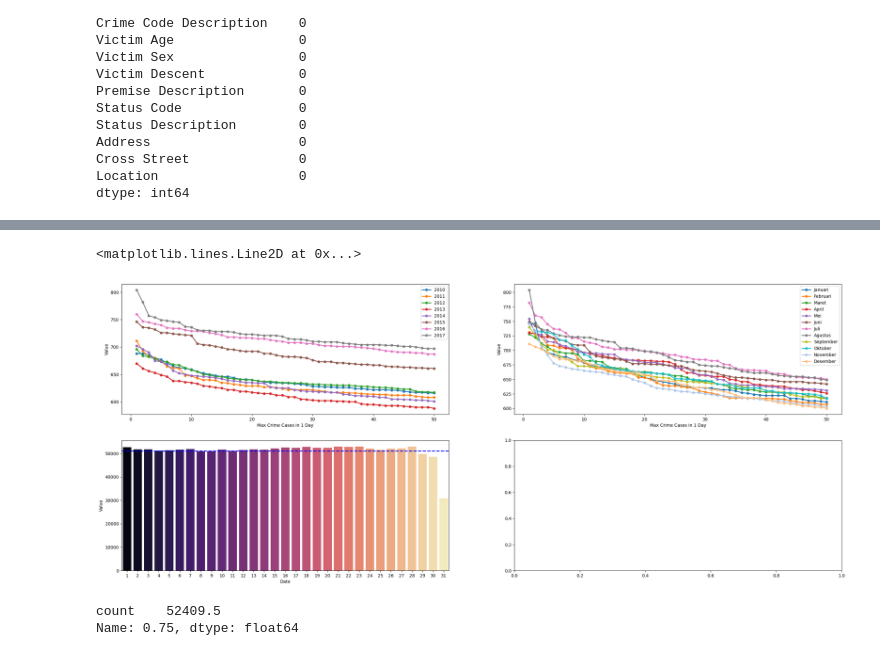
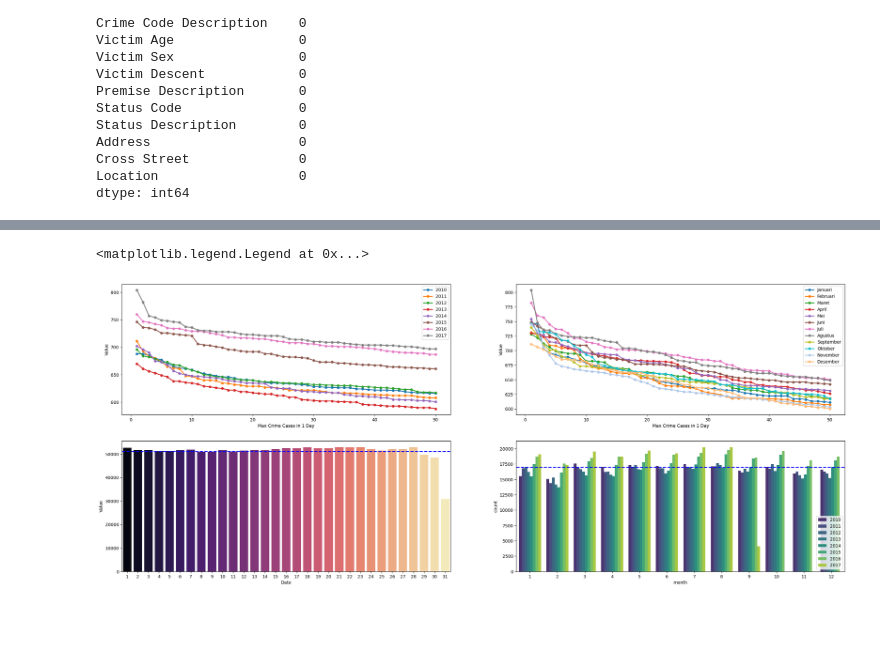
Before and after one commit to TeddyDharma/Crime-in-Los-Angeles, a Jupyter notebook: analytics.ipynb, the cells around one changed output, grey strips where cells are left out. Drawn from its saved outputs; the diff is of its cells as text; code cells hidden in the pictures; blank space fills up the shorter version.

```diff
--- a/analytics.ipynb
+++ b/analytics.ipynb
@@ -165,20 +165,7 @@ bulan_dict = {
     11: 'November',
     12: 'Desember'
 }
-# colors = [
-#     '#1f77b4',  # biru
-#     '#ff7f0e',  # oranye
-#     '#2ca02c',  # hijau
-#     '#d62728',  # merah
-#     '#9467bd',  # ungu
-#     '#8c564b',  # coklat
-#     '#e377c2',  # magenta
-#     '#7f7f7f',  # abu-abu
-#     '#bcbd22',  # kuning hijau
-#     '#17becf',  # biru cyan
-#     '#aec7e8',  # biru muda
-#     '#ffbb78'   # oranye muda
-# ]
+
 
 colors = [
     '#1f77b4', '#ff7f0e', '#2ca02c', '#d62728', '#9467bd',  # warna dasar
@@ -207,20 +194,6 @@ def get_count(data: pd.DataFrame, col1 : str, col2 : str) -> tuple:
         temp = []
 
     return counts_per_years, attr
-
-
-def counts_per_date(data : pd.DataFrame) -> tuple:
-    labels = np.unique(data['date'])
-    counts = []
-    for label in labels :
-        temp  = 0
-        for row in range(data.shape[0]):
-            if data.loc[row, "date"] == label:
-                temp += data.loc[row, "count"]
-
-        counts.append(temp)
-    return counts, [str(val) for val in  labels]
-
 
 
 # def get_counts
@@ -241,47 +214,39 @@ ax[0, 0].set_xlabel("Max Crime Cases in 1 Day")
 ax[0, 0].set_ylabel("Value")
 
 # plotting based on month
 
 data_grouped = data_cleaned.groupby(["Date Reported", "month"]).size().reset_index(name = "count")
 get_count_per_month, years = get_count(data_grouped, col1 = "month", col2 = "count")
 for idx, (count, year) in enumerate(zip(get_count_per_month, years)):
     ax[0, 1].plot([x for x in range(1, 51)], count, label = year, marker='o',
      linewidth=2, markersize=5, color = colors[idx])
 ax[0, 1].legend()
 ax[0, 1].set_xlabel("Max Crime Cases in 1 Day")
 ax[0, 1].set_ylabel("Value")
 
 
 # plotting pie chart dengan diatas tapi gunakana date
 data_grouped = data_cleaned.groupby(["date"]).size().reset_index(name = "count")
 data_grouped['date'] = data_grouped['date'].astype(str)
 # counts, labels = counts_per_date(data_grouped)
 sns.barplot(data=data_grouped, x="date", y="count", palette="magma", ax=ax[1, 0])
 # sns.kdeplot(data=data_grouped, x="count", ax=ax[1, 0], color='blue', linewidth=2)
 ax[1, 0].set_xlabel("Date")
 ax[1, 0].set_ylabel("Value")
 
 # Menambahkan anotasi pada batang
 
-# plottng barplot dengan x= month dan hue = year
+
+q3_value = data_grouped.quantile(q=0.75, axis=0, numeric_only=True)['count']
 ax[1, 0].axhline(data_grouped['count'].mean(), color='blue', linestyle='--', linewidth=2)
-# ax[1, 0].axhline(data_grouped['count'].quan, color='blue', linestyle='--', linewidth=2)
 
 
 
-# data_grouped = data_cleaned.groupby(["Date Reported", "date"]).size().reset_index(name = "count")
-# get_count_per_day, years = get_count(data_grouped, col1 = "date", col2 = "count")
-# for idx, (count, year) in enumerate(zip(get_count_per_day, years)):
-#     ax[1, 1].plot([x for x in range(1, 51)], count, label = year, marker='o',
-#      linewidth=2, markersize=5, color = colors[idx])
-# ax[1, 1].legend()
-# ax[1, 1].set_xlabel("Max Crime Cases in 1 Day")
-# ax[1, 1].set_ylabel("Value")
+# plottng barplot dengan x= month dan hue = year
+data_grouped = data_cleaned.groupby(["year", "month"]).size().reset_index(name = "count")
+ax[1, 1] = sns.barplot(data  = data_grouped, x = "month", y = "count", hue = "year", palette ='viridis')
+ax[1, 1].axhline(data_grouped['count'].mean(), color='blue', linestyle='--', linewidth=2)
+ax[1, 1].legend(loc = "lower right")
 # %% [output]
-<matplotlib.lines.Line2D at 0x...>
+<matplotlib.legend.Legend at 0x...>
-[figure, old version]
+[figure, new version]
-# %%
-data_grouped.quantile(q=0.75, axis=0, numeric_only=True)
-# %% [output]
-count    52409.5
-Name: 0.75, dtype: float64
```
Also changed, not shown: parts of 3 cells of this notebook.
